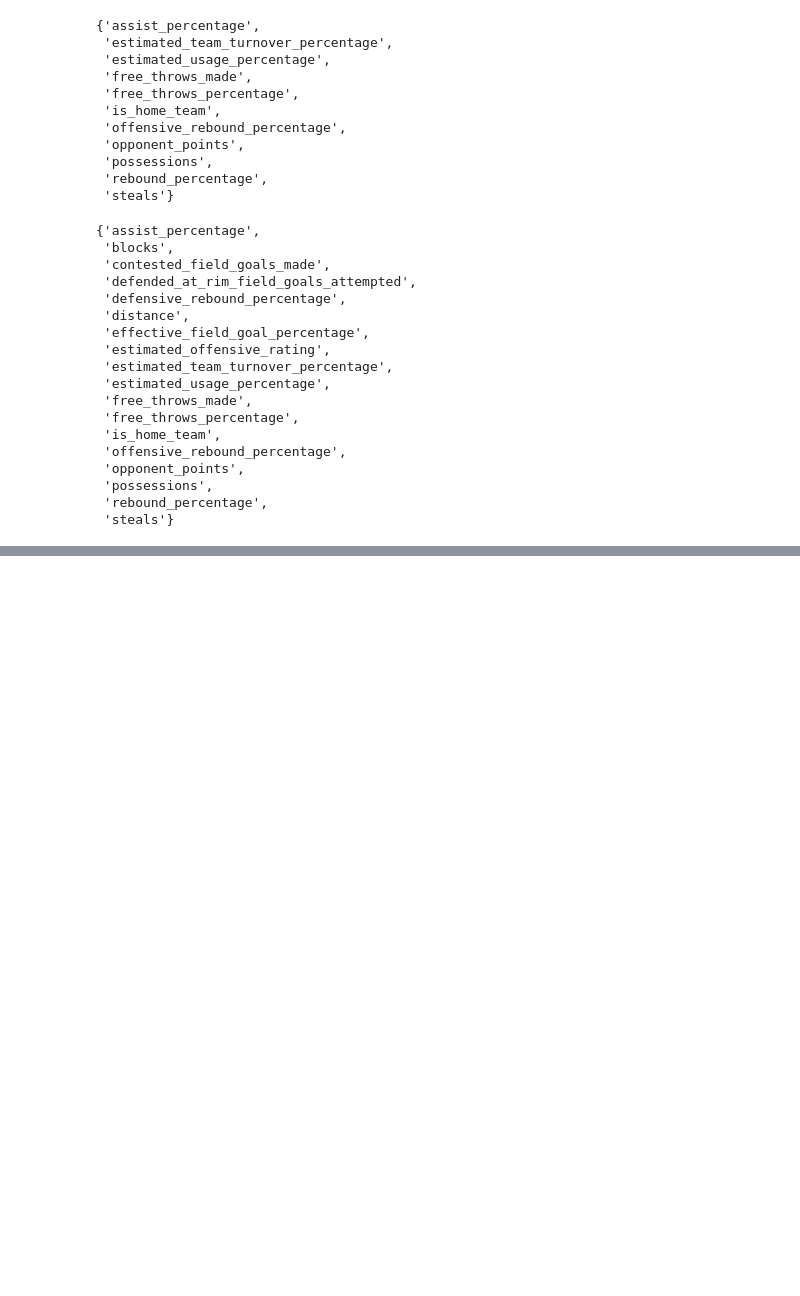
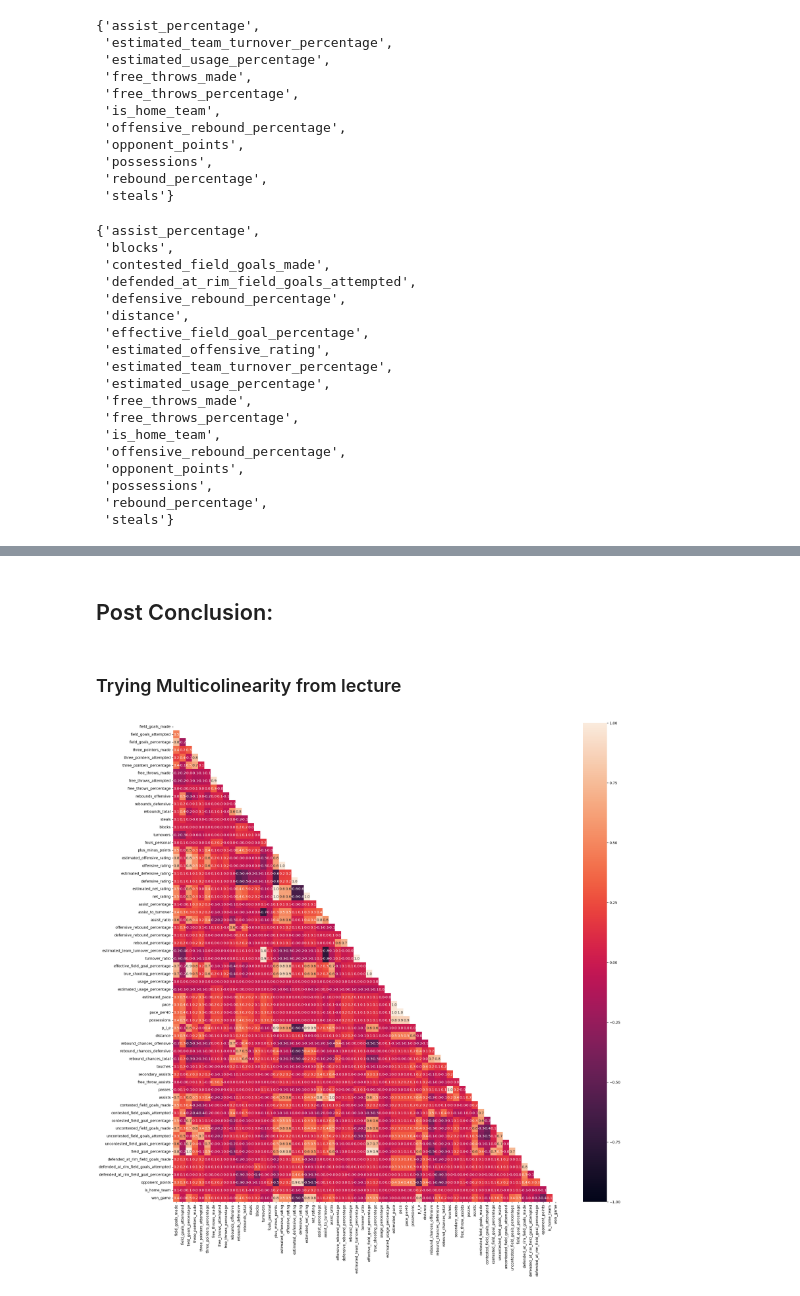
Before and after one commit to dBCooper2/bint-capstone, a Jupyter notebook: projects/shake/principal-component-analysis-v3.ipynb, the cells around one changed output, grey strips where cells are left out. Saved outputs shown, nothing was run; the diff lists cells and outputs as text; code cells hidden in the pictures; blank space fills up the shorter version.

```diff
--- a/projects/shake/principal-component-analysis-v3.ipynb
+++ b/projects/shake/principal-component-analysis-v3.ipynb
@@ -491,0 +513,26 @@ set(a).union(set(b))
+# %% [markdown]
+## Post Conclusion:
+# %% [markdown]
+### Trying Multicolinearity from lecture
+# %%
+from dython.nominal import associations
+import seaborn as sns
+%matplotlib inline
+import matplotlib.pylab as plt
+
+
+def my_corrplot(df, dep_var):
+
+    # create a correlation matrix of all predictor variables using 'associations'
+    corr_matrix = associations(dataset=df.drop('points', axis=1), compute_only=True)['corr']
+
+    # Mask upper triangle of the corr heatmap ???
+    mask_upper = np.triu(np.ones_like(corr_matrix, dtype=bool))
+
+    # Plot
+    plt.figure(figsize=(24,24))
+    sns.heatmap(corr_matrix, annot=True, mask=mask_upper, fmt='.1f', vmin=-1, vmax=1)
+# %%
+my_corrplot(df_num, df_num['points'])
+# %% [output]
+[figure, added]
```
Also changed, not shown: parts of 13 cells of this notebook, 2 other files.
